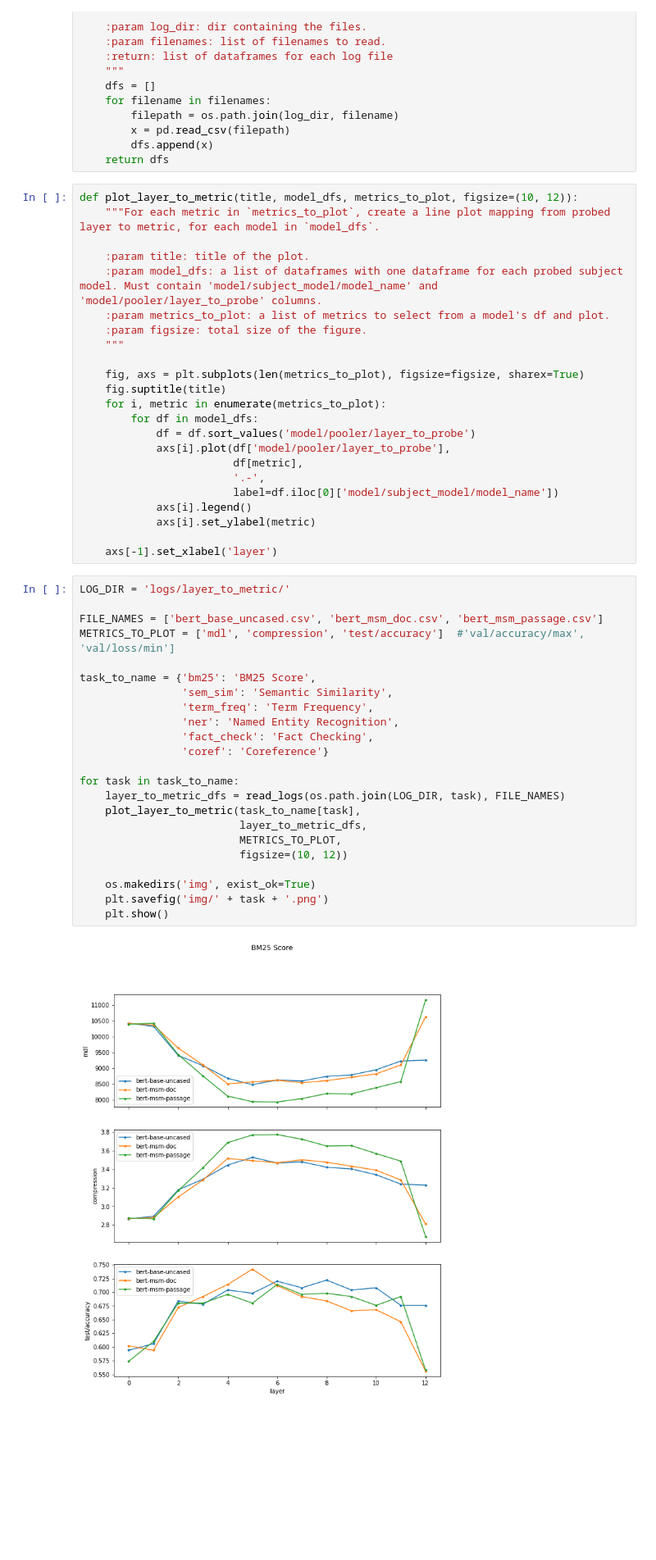
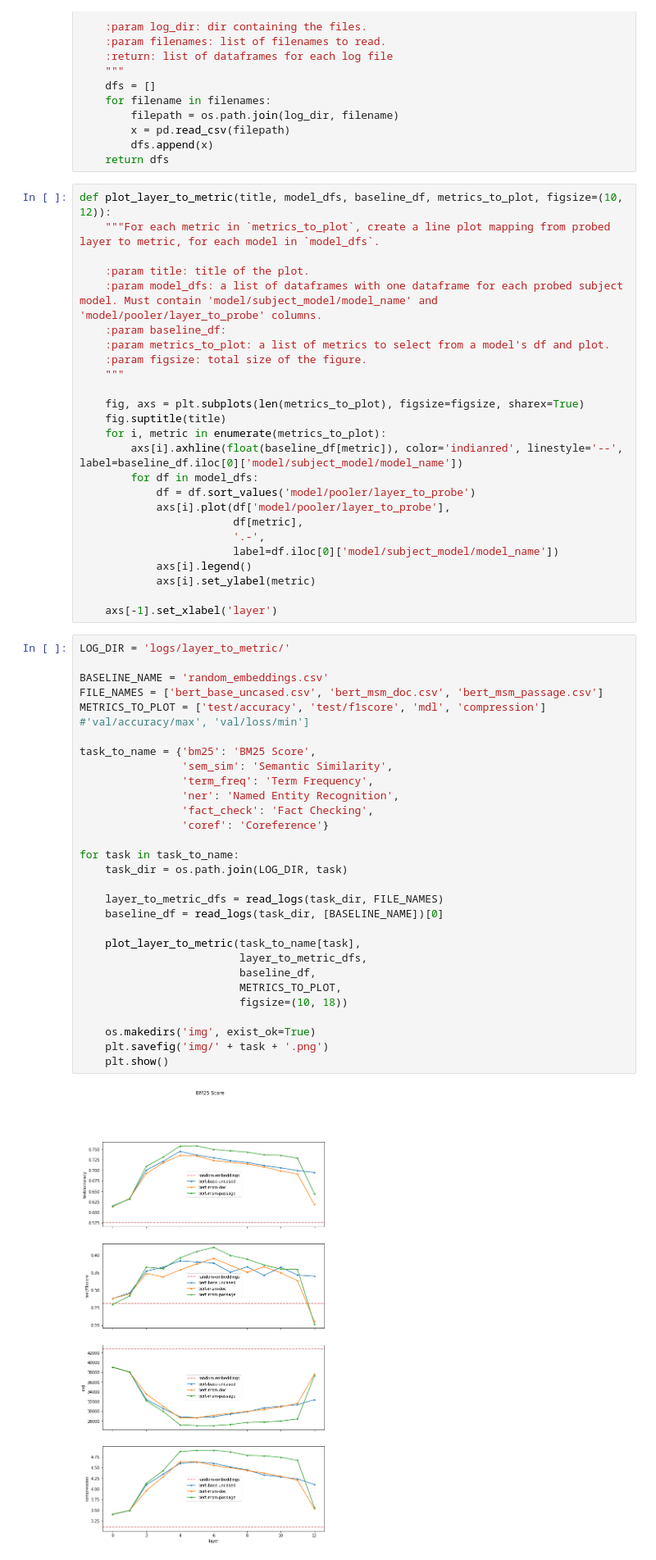
Before and after one commit to yolomeus/probing-search, a Jupyter notebook: analysis/layer_to_metric_plots.ipynb, the cells around one changed output. Shown at 82% size. Cells and saved outputs as stored; diff of their text form; blank space fills up the shorter version.

Commit message:
add baseline to figures

```diff
--- a/analysis/layer_to_metric_plots.ipynb
+++ b/analysis/layer_to_metric_plots.ipynb
@@ -18,11 +18,12 @@ def read_logs(log_dir, filenames):
         dfs.append(x)
     return dfs
 # %%
-def plot_layer_to_metric(title, model_dfs, metrics_to_plot, figsize=(10, 12)):
+def plot_layer_to_metric(title, model_dfs, baseline_df, metrics_to_plot, figsize=(10, 12)):
     """For each metric in `metrics_to_plot`, create a line plot mapping from probed layer to metric, for each model in `model_dfs`.
 
     :param title: title of the plot.
     :param model_dfs: a list of dataframes with one dataframe for each probed subject model. Must contain 'model/subject_model/model_name' and 'model/pooler/layer_to_probe' columns.
+    :param baseline_df:
     :param metrics_to_plot: a list of metrics to select from a model's df and plot.
     :param figsize: total size of the figure.
     """
@@ -30,6 +31,7 @@ def plot_layer_to_metric(title, model_dfs, metrics_to_plot, figsize=(10, 12)):
     fig, axs = plt.subplots(len(metrics_to_plot), figsize=figsize, sharex=True)
     fig.suptitle(title)
     for i, metric in enumerate(metrics_to_plot):
+        axs[i].axhline(float(baseline_df[metric]), color='indianred', linestyle='--', label=baseline_df.iloc[0]['model/subject_model/model_name'])
         for df in model_dfs:
             df = df.sort_values('model/pooler/layer_to_probe')
             axs[i].plot(df['model/pooler/layer_to_probe'],
@@ -43,25 +45,31 @@ def plot_layer_to_metric(title, model_dfs, metrics_to_plot, figsize=(10, 12)):
 # %%
 LOG_DIR = 'logs/layer_to_metric/'
 
+BASELINE_NAME = 'random_embeddings.csv'
 FILE_NAMES = ['bert_base_uncased.csv', 'bert_msm_doc.csv', 'bert_msm_passage.csv']
-METRICS_TO_PLOT = ['mdl', 'compression', 'test/accuracy']  #'val/accuracy/max', 'val/loss/min']
+METRICS_TO_PLOT = ['test/accuracy', 'test/f1score', 'mdl', 'compression']  #'val/accuracy/max', 'val/loss/min']
 
 task_to_name = {'bm25': 'BM25 Score',
                 'sem_sim': 'Semantic Similarity',
                 'term_freq': 'Term Frequency',
                 'ner': 'Named Entity Recognition',
                 'fact_check': 'Fact Checking',
                 'coref': 'Coreference'}
 
 for task in task_to_name:
-    layer_to_metric_dfs = read_logs(os.path.join(LOG_DIR, task), FILE_NAMES)
+    task_dir = os.path.join(LOG_DIR, task)
+
+    layer_to_metric_dfs = read_logs(task_dir, FILE_NAMES)
+    baseline_df = read_logs(task_dir, [BASELINE_NAME])[0]
+
     plot_layer_to_metric(task_to_name[task],
                          layer_to_metric_dfs,
+                         baseline_df,
                          METRICS_TO_PLOT,
-                         figsize=(10, 12))
+                         figsize=(10, 18))
 
     os.makedirs('img', exist_ok=True)
     plt.savefig('img/' + task + '.png')
     plt.show()
 # %% [output]
-[figure, old version]
+[figure, new version]
```
Also changed, not shown: parts of 1 cell of this notebook.
